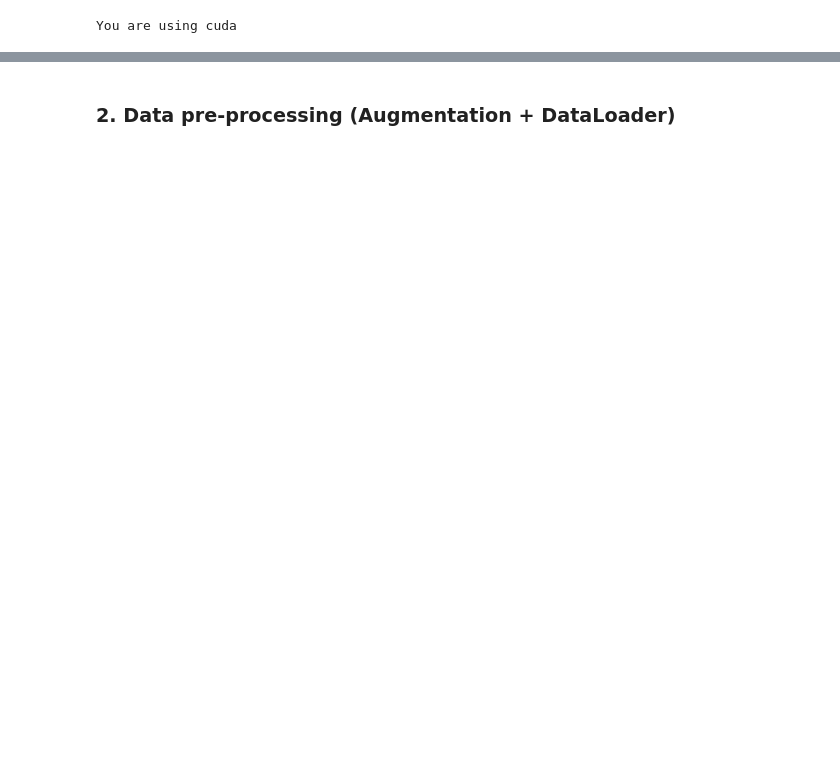
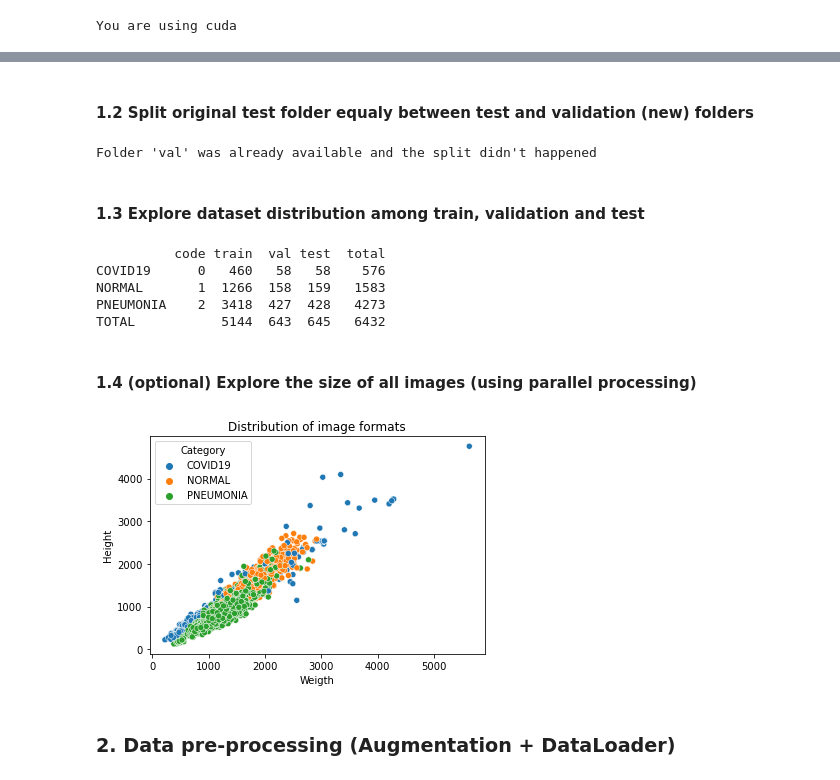
Before and after one commit to soudey123/COVID-19-CHEST-X-RAY-IMAGE-CLASSIFICATION, a Jupyter notebook: Gunther.ipynb, the cells around one changed output, grey strips where cells are left out. Drawn from its saved outputs; the diff is of its cells as text; code cells hidden in the pictures; blank space fills up the shorter version.

```diff
--- a/Gunther.ipynb
+++ b/Gunther.ipynb
@@ -54,3 +46,76 @@ print(torch.cuda.memory_reserved(0))
+# %% [markdown]
+#### 1.2 Split original test folder equaly between test and validation (new) folders
+# %%
+if not os.path.isdir(os.path.join(DATA_PATH, 'val')):
+    os.mkdir(os.path.join(DATA_PATH, 'val'))
+    for subdir in categories:
+        for root, dirs, files in os.walk(os.path.join(DATA_PATH, 'test/'+subdir)):
+            size = len(files)
+            migrate_index = random.sample(range(size), int(size/2))
+            files_to_migrate = [files[i] for i in migrate_index]
+            for file in files_to_migrate:
+                file_path = os.path.join(DATA_PATH, 'test/' + subdir + '/' + file)
+                new_dir = os.path.join(DATA_PATH, 'val/' + subdir)
+                if not os.path.exists(new_dir):
+                    os.mkdir(new_dir)
+                if not os.path.exists(os.path.join(new_dir, file)):
+                    a = shutil.move(file_path, new_dir)
+                    print('Folder test splitted successfully in two folders: test and val')
+else: print("Folder 'val' was already available and the split didn't happened")
+# %% [output]
+Folder 'val' was already available and the split didn't happened
+# %% [markdown]
+#### 1.3 Explore dataset distribution among train, validation and test
+# %%
+def show_dataset(data_path=DATA_PATH):
+    df = pd.DataFrame(columns = ['code'] + splits, index = categories)
+    for row in categories:
+        for col in splits:
+            df.loc[row,col] = int(len(os.listdir(os.path.join(data_path, col+'/'+row))))
+    df['total'] = df.sum(axis=1).astype(int)
+    df.loc['TOTAL'] = df.sum(axis=0).astype(int)
+    df['code'] = ['0', '1', '2','']
+    print(df)
+    return df
+
+df_dataset = show_dataset()
+# %% [output]
+          code train  val test  total
+COVID19      0   460   58   58    576
+NORMAL       1  1266  158  159   1583
+PNEUMONIA    2  3418  427  428   4273
+TOTAL           5144  643  645   6432
+# %% [markdown]
+#### 1.4 (optional) Explore the size of all images (using parallel processing)
+# %%
+from dask.distributed import Client, LocalCluster  # !python -m pip install "dask[distributed]" --upgrade
+def read_img_format(img_path):
+    tmp = []
+    img = cv2.imread(img_path)
+    dataset = img_path.split('\\')[-3]
+    category = img_path.split('\\')[-2]
+    tmp.append((dataset, category, img.shape[0], img.shape[1]))
+    return (dataset, category, img.shape[0], img.shape[1])
+
+def img_formats():
+    imgs = []
+    for root, dirs, files in os.walk(DATA_PATH):
+        for file in files:
+            imgs.append(os.path.join(root, file))
+    futures = []
+    with LocalCluster(n_workers=int(0.9 * os.cpu_count()), processes=True, threads_per_worker=1,
+                      memory_limit='4GB', ip='tcp://localhost:9895') as cluster, Client(cluster) as client:
+        for im in imgs:
+            future = client.submit(read_img_format, im)
+            futures.append(future)
+        results = client.gather(futures)
+    return pd.DataFrame(results, columns = ["Split", "Category",  "Height", "Weigth"])
+
+df_formats = img_formats()
+_ = sns.scatterplot(x = "Weigth", y = "Height", hue = "Category",
+                    data = df_formats, legend = "brief").set_title('Distribution of image formats')
+# %% [output]
+[figure, added]
 # %% [markdown]
 ### 2. Data pre-processing (Augmentation + DataLoader)
 # %%
```
Also changed, not shown: parts of 67 cells of this notebook.
